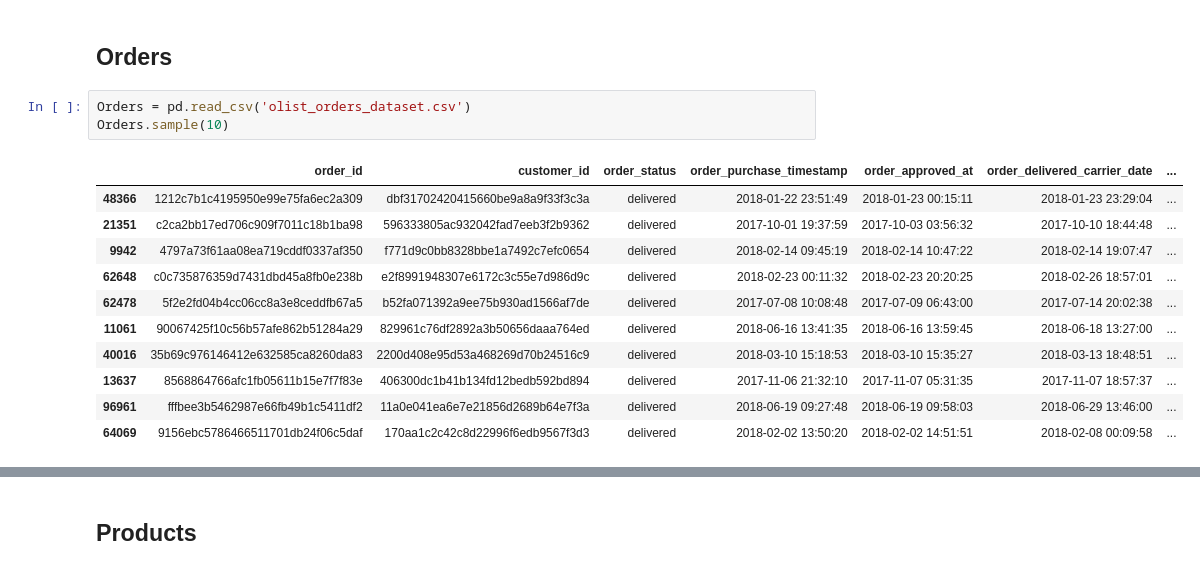
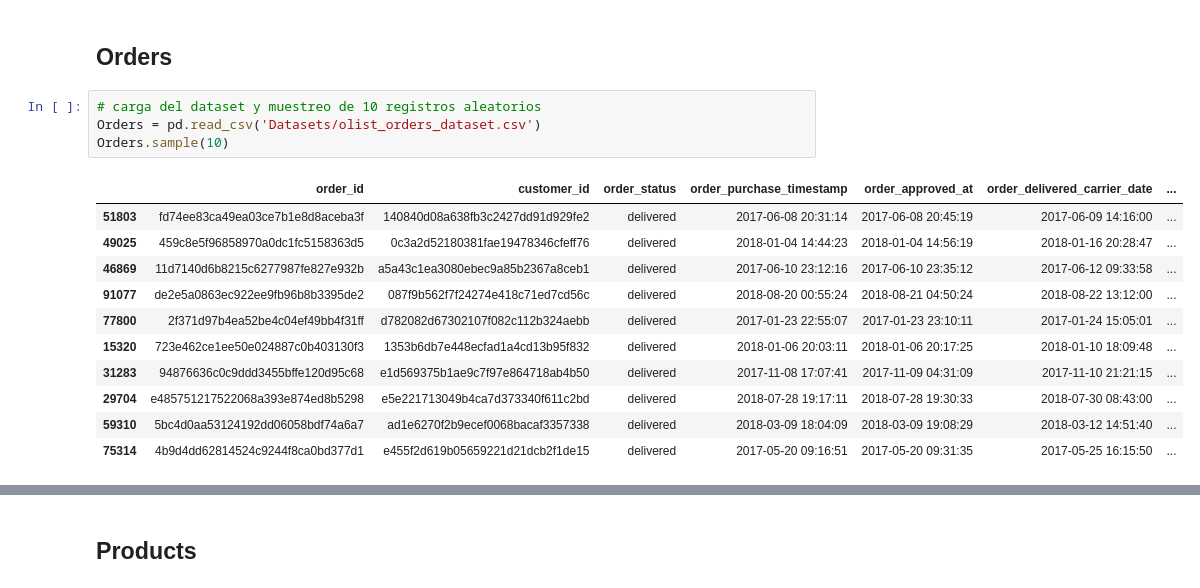
Before and after one commit to ArgumedoHector/Proyecto-Grupal---Olist, a Jupyter notebook: EDA.ipynb, the cells around one changed output, grey strips where cells are left out. Saved outputs shown, nothing was run; the diff lists cells and outputs as text.

```diff
--- a/EDA.ipynb
+++ b/EDA.ipynb
@@ -239,17 +573,18 @@ memory usage: 5.3+ MB
 # %% [markdown]
 ## Orders
 # %%
-Orders = pd.read_csv('olist_orders_dataset.csv')
+# carga del dataset y muestreo de 10 registros aleatorios
+Orders = pd.read_csv('Datasets/olist_orders_dataset.csv')
 Orders.sample(10)
 # %% [output]
 |  | order_id | customer_id | order_status | order_purchase_timestamp | order_approved_at | order_delivered_carrier_date | ... |
-| 48366 | 1212c7b1c4195950e99e75fa6ec2a309 | dbf31702420415660be9a8a9f33f3c3a | delivered | 2018-01-22 23:51:49 | 2018-01-23 00:15:11 | 2018-01-23 23:29:04 | ... |
-| 21351 | c2ca2bb17ed706c909f7011c18b1ba98 | 596333805ac932042fad7eeb3f2b9362 | delivered | 2017-10-01 19:37:59 | 2017-10-03 03:56:32 | 2017-10-10 18:44:48 | ... |
-| 9942 | 4797a73f61aa08ea719cddf0337af350 | f771d9c0bb8328bbe1a7492c7efc0654 | delivered | 2018-02-14 09:45:19 | 2018-02-14 10:47:22 | 2018-02-14 19:07:47 | ... |
-| 62648 | c0c735876359d7431dbd45a8fb0e238b | e2f8991948307e6172c3c55e7d986d9c | delivered | 2018-02-23 00:11:32 | 2018-02-23 20:20:25 | 2018-02-26 18:57:01 | ... |
-| 62478 | 5f2e2fd04b4cc06cc8a3e8ceddfb67a5 | b52fa071392a9ee75b930ad1566af7de | delivered | 2017-07-08 10:08:48 | 2017-07-09 06:43:00 | 2017-07-14 20:02:38 | ... |
-| 11061 | 90067425f10c56b57afe862b51284a29 | 829961c76df2892a3b50656daaa764ed | delivered | 2018-06-16 13:41:35 | 2018-06-16 13:59:45 | 2018-06-18 13:27:00 | ... |
-| 40016 | 35b69c976146412e632585ca8260da83 | 2200d408e95d53a468269d70b24516c9 | delivered | 2018-03-10 15:18:53 | 2018-03-10 15:35:27 | 2018-03-13 18:48:51 | ... |
-| 13637 | 8568864766afc1fb05611b15e7f7f83e | 406300dc1b41b134fd12bedb592bd894 | delivered | 2017-11-06 21:32:10 | 2017-11-07 05:31:35 | 2017-11-07 18:57:37 | ... |
-| 96961 | fffbee3b5462987e66fb49b1c5411df2 | 11a0e041ea6e7e21856d2689b64e7f3a | delivered | 2018-06-19 09:27:48 | 2018-06-19 09:58:03 | 2018-06-29 13:46:00 | ... |
-| 64069 | 9156ebc5786466511701db24f06c5daf | 170aa1c2c42c8d22996f6edb9567f3d3 | delivered | 2018-02-02 13:50:20 | 2018-02-02 14:51:51 | 2018-02-08 00:09:58 | ... |
+| 51803 | fd74ee83ca49ea03ce7b1e8d8aceba3f | 140840d08a638fb3c2427dd91d929fe2 | delivered | 2017-06-08 20:31:14 | 2017-06-08 20:45:19 | 2017-06-09 14:16:00 | ... |
+| 49025 | 459c8e5f96858970a0dc1fc5158363d5 | 0c3a2d52180381fae19478346cfeff76 | delivered | 2018-01-04 14:44:23 | 2018-01-04 14:56:19 | 2018-01-16 20:28:47 | ... |
+| 46869 | 11d7140d6b8215c6277987fe827e932b | a5a43c1ea3080ebec9a85b2367a8ceb1 | delivered | 2017-06-10 23:12:16 | 2017-06-10 23:35:12 | 2017-06-12 09:33:58 | ... |
+| 91077 | de2e5a0863ec922ee9fb96b8b3395de2 | 087f9b562f7f24274e418c71ed7cd56c | delivered | 2018-08-20 00:55:24 | 2018-08-21 04:50:24 | 2018-08-22 13:12:00 | ... |
+| 77800 | 2f371d97b4ea52be4c04ef49bb4f31ff | d782082d67302107f082c112b324aebb | delivered | 2017-01-23 22:55:07 | 2017-01-23 23:10:11 | 2017-01-24 15:05:01 | ... |
+| 15320 | 723e462ce1ee50e024887c0b403130f3 | 1353b6db7e448ecfad1a4cd13b95f832 | delivered | 2018-01-06 20:03:11 | 2018-01-06 20:17:25 | 2018-01-10 18:09:48 | ... |
+| 31283 | 94876636c0c9ddd3455bffe120d95c68 | e1d569375b1ae9c7f97e864718ab4b50 | delivered | 2017-11-08 17:07:41 | 2017-11-09 04:31:09 | 2017-11-10 21:21:15 | ... |
+| 29704 | e485751217522068a393e874ed8b5298 | e5e221713049b4ca7d373340f611c2bd | delivered | 2018-07-28 19:17:11 | 2018-07-28 19:30:33 | 2018-07-30 08:43:00 | ... |
+| 59310 | 5bc4d0aa53124192dd06058bdf74a6a7 | ad1e6270f2b9ecef0068bacaf3357338 | delivered | 2018-03-09 18:04:09 | 2018-03-09 19:08:29 | 2018-03-12 14:51:40 | ... |
+| 75314 | 4b9d4dd62814524c9244f8ca0bd377d1 | e455f2d619b05659221d21dcb2f1de15 | delivered | 2017-05-20 09:16:51 | 2017-05-20 09:31:35 | 2017-05-25 16:15:50 | ... |
```
Also changed, not shown: parts of 92 cells of this notebook.
